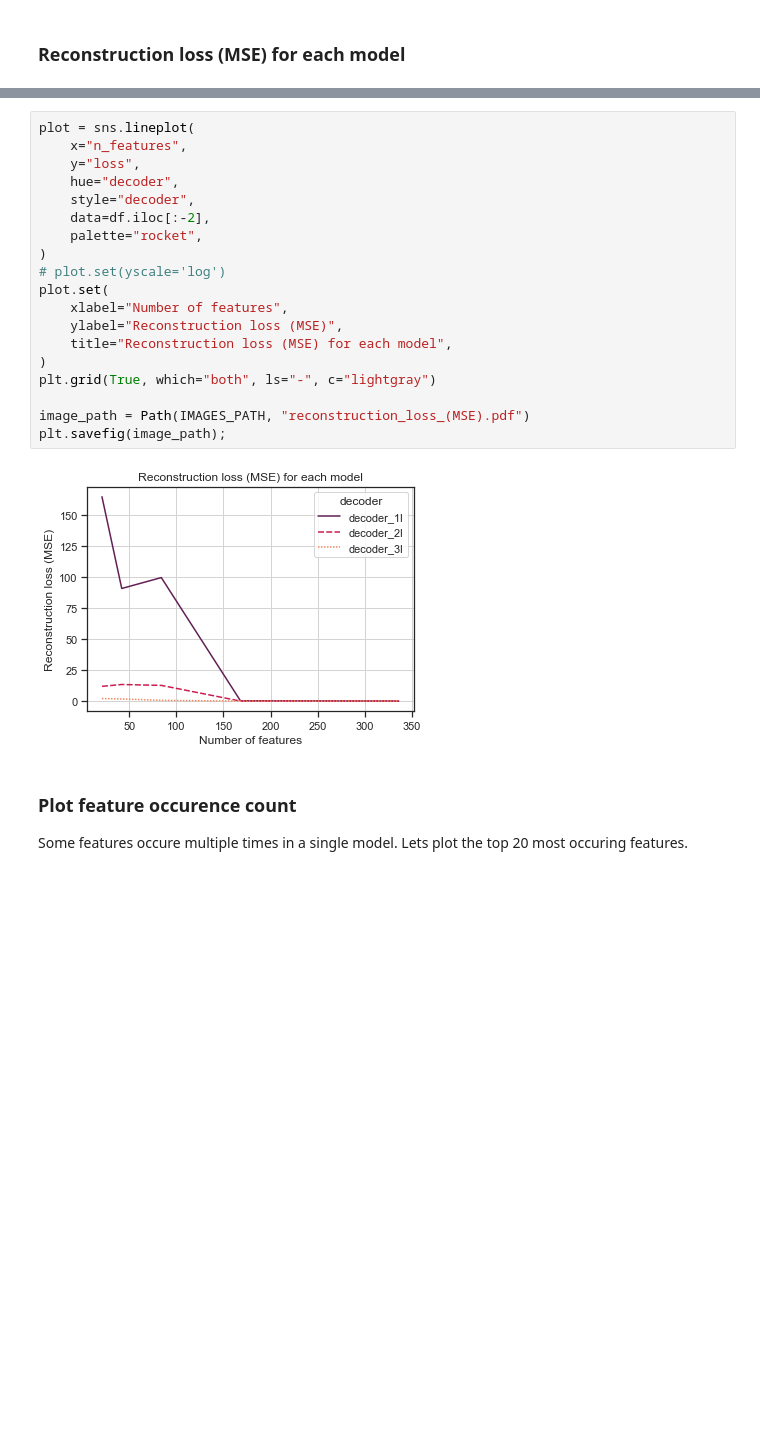
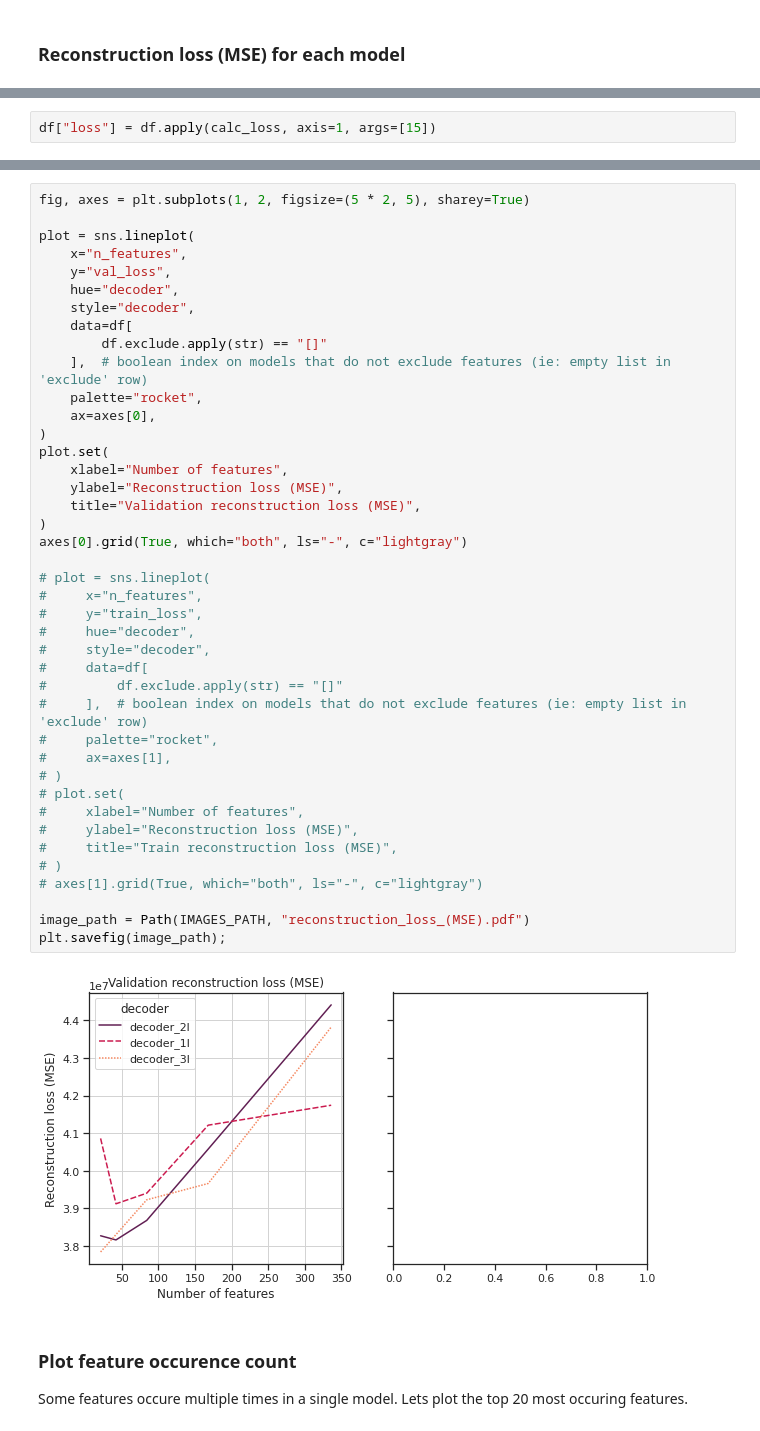
Before and after one commit to GewoonMaarten/spherical-dmri-conv, a Jupyter notebook: notebooks/model-analysis.ipynb, the cells around one changed output, grey strips where cells are left out. Cells and saved outputs as stored; diff of their text form; blank space fills up the shorter version.

```diff
--- a/notebooks/model-analysis.ipynb
+++ b/notebooks/model-analysis.ipynb
@@ -247,3 +242,5 @@ df["loss"] = df.apply(calc_loss, axis=1)
+# %%
+df["loss"] = df.apply(calc_loss, axis=1, args=[15])
 # %%
 df.replace(np.inf, np.nan, inplace=True)
 df.sort_index()
@@ -270,24 +247,46 @@ df.sort_index()
-# %%
-plot = sns.lineplot(
-    x="n_features",
-    y="loss",
-    hue="decoder",
-    style="decoder",
-    data=df.iloc[:-2],
-    palette="rocket",
-)
-# plot.set(yscale='log')
-plot.set(
-    xlabel="Number of features",
-    ylabel="Reconstruction loss (MSE)",
-    title="Reconstruction loss (MSE) for each model",
-)
-plt.grid(True, which="both", ls="-", c="lightgray")
-
-image_path = Path(IMAGES_PATH, "reconstruction_loss_(MSE).pdf")
-plt.savefig(image_path);
-# %% [output]
-[figure, removed]
+# %%
+fig, axes = plt.subplots(1, 2, figsize=(5 * 2, 5), sharey=True)
+
+plot = sns.lineplot(
+    x="n_features",
+    y="val_loss",
+    hue="decoder",
+    style="decoder",
+    data=df[
+        df.exclude.apply(str) == "[]"
+    ],  # boolean index on models that do not exclude features (ie: empty list in 'exclude' row)
+    palette="rocket",
+    ax=axes[0],
+)
+plot.set(
+    xlabel="Number of features",
+    ylabel="Reconstruction loss (MSE)",
+    title="Validation reconstruction loss (MSE)",
+)
+axes[0].grid(True, which="both", ls="-", c="lightgray")
+
+# plot = sns.lineplot(
+#     x="n_features",
+#     y="train_loss",
+#     hue="decoder",
+#     style="decoder",
+#     data=df[
+#         df.exclude.apply(str) == "[]"
+#     ],  # boolean index on models that do not exclude features (ie: empty list in 'exclude' row)
+#     palette="rocket",
+#     ax=axes[1],
+# )
+# plot.set(
+#     xlabel="Number of features",
+#     ylabel="Reconstruction loss (MSE)",
+#     title="Train reconstruction loss (MSE)",
+# )
+# axes[1].grid(True, which="both", ls="-", c="lightgray")
+
+image_path = Path(IMAGES_PATH, "reconstruction_loss_(MSE).pdf")
+plt.savefig(image_path);
+# %% [output]
+[figure, added]
 # %% [markdown]
 ### Plot feature occurence count
 
```
Also changed, not shown: parts of 14 cells of this notebook, 4 other files.
